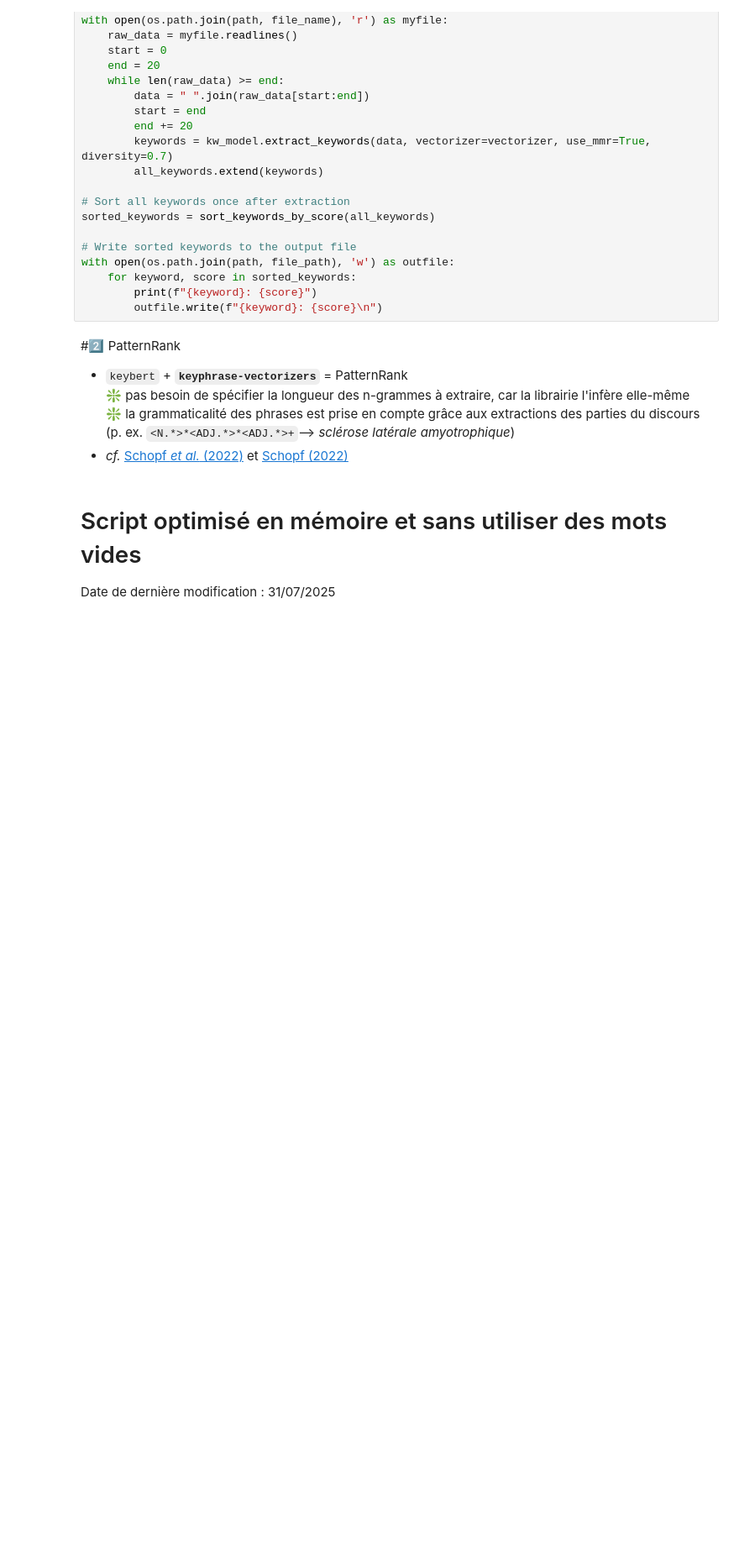
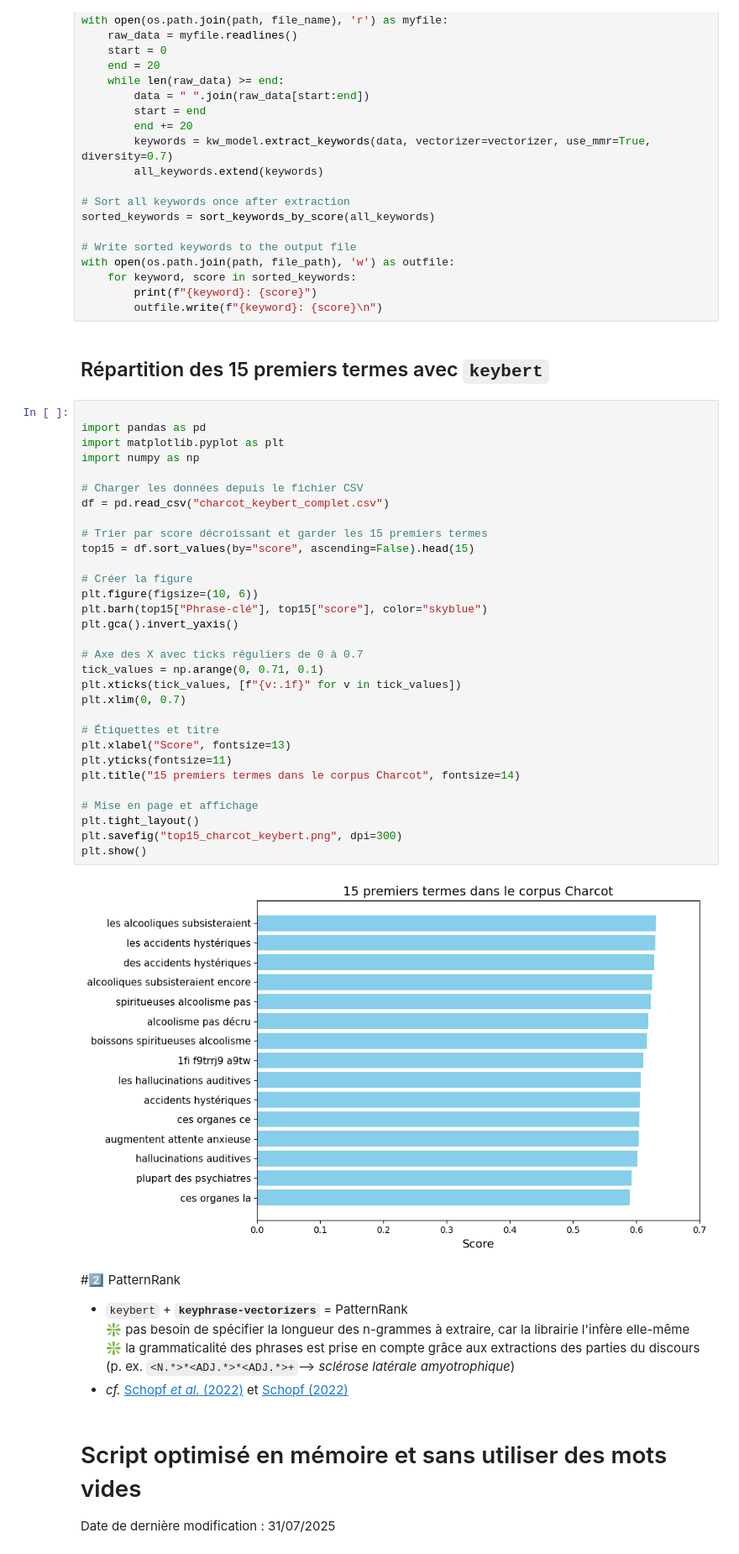
Before and after one commit to ljpetkovic/Charcot_KeyBERT_Keyphrase-Vectorizers, a Jupyter notebook: scripts/KeyBERT.ipynb, the cells around one changed output. Shown: that part at 84% size. Cells and saved outputs as stored; diff of their text form; blank space fills up the shorter version.

Commit message:
Répartition des 15 premiers termes avec keybert dans le corpus « Charcot »

```diff
--- a/scripts/KeyBERT.ipynb
+++ b/scripts/KeyBERT.ipynb
@@ -97,6 +97,41 @@ with open(os.path.join(path, file_path), 'w') as outfile:
     for keyword, score in sorted_keywords:
         print(f"{keyword}: {score}")
         outfile.write(f"{keyword}: {score}\n")
+# %% [markdown]
+## Répartition des 15 premiers termes avec `keybert`
+# %%
+
+import pandas as pd
+import matplotlib.pyplot as plt
+import numpy as np
+
+# Charger les données depuis le fichier CSV
+df = pd.read_csv("charcot_keybert_complet.csv")
+
+# Trier par score décroissant et garder les 15 premiers termes
+top15 = df.sort_values(by="score", ascending=False).head(15)
+
+# Créer la figure
+plt.figure(figsize=(10, 6))
+plt.barh(top15["Phrase-clé"], top15["score"], color="skyblue")
+plt.gca().invert_yaxis()
+
+# Axe des X avec ticks réguliers de 0 à 0.7
+tick_values = np.arange(0, 0.71, 0.1)
+plt.xticks(tick_values, [f"{v:.1f}" for v in tick_values])
+plt.xlim(0, 0.7)
+
+# Étiquettes et titre
+plt.xlabel("Score", fontsize=13)
+plt.yticks(fontsize=11)
+plt.title("15 premiers termes dans le corpus Charcot", fontsize=14)
+
+# Mise en page et affichage
+plt.tight_layout()
+plt.savefig("top15_charcot_keybert.png", dpi=300)
+plt.show()
+# %% [output]
+[figure, added]
 # %% [markdown]
 #2️⃣ PatternRank
 * `keybert` + **`keyphrase-vectorizers`** = PatternRank<br>
```
